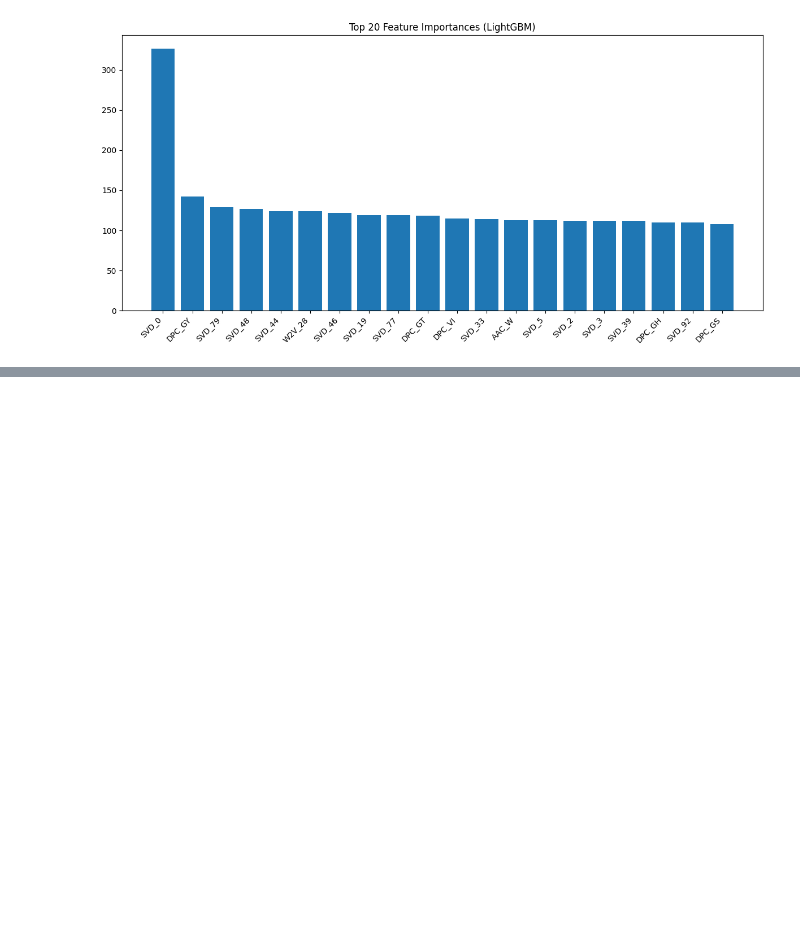
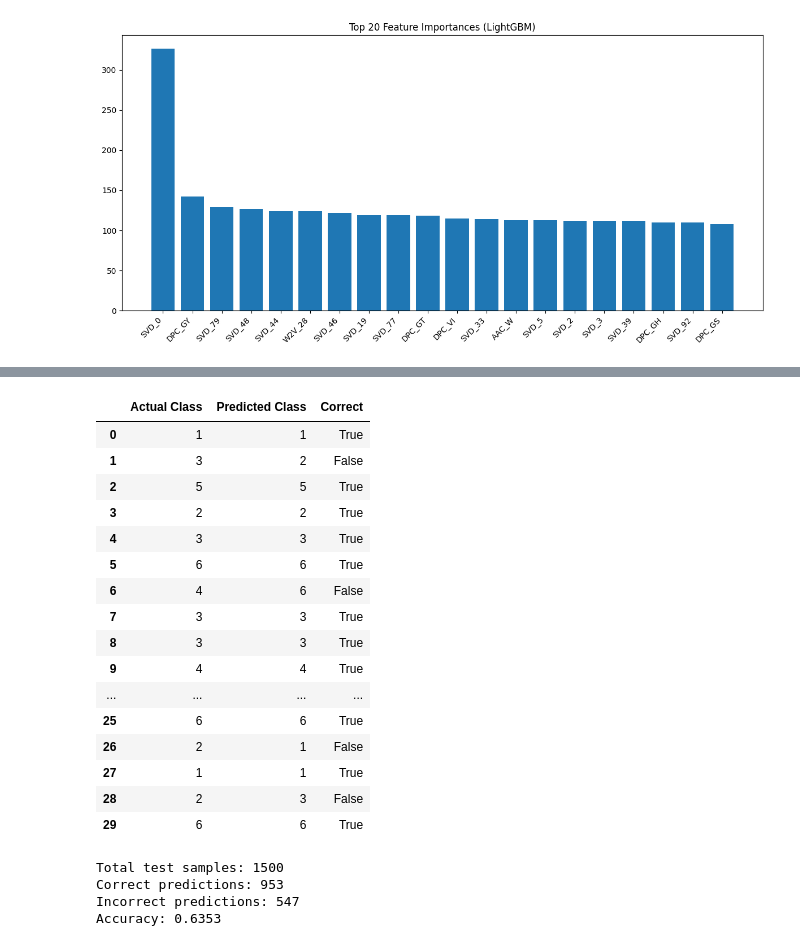
Before and after one commit to NETSADOM/Enzyme-Function-Classification-from-Protein-Sequence-, a Jupyter notebook: Enzyme_Function_Classification_from_Protein_Sequence.ipynb, the cells around one changed output, grey strips where cells are left out. Drawn from its saved outputs; the diff is of its cells as text; code cells hidden in the pictures; blank space fills up the shorter version.

```diff
--- a/Enzyme_Function_Classification_from_Protein_Sequence.ipynb
+++ b/Enzyme_Function_Classification_from_Protein_Sequence.ipynb
@@ -622,3 +653,47 @@ SHAP explanation skipped or failed: The shape of the shap_values matrix does not
+# %%
+
+
+prediction_check = pd.DataFrame({
+    "Actual Class": label_encoder.inverse_transform(y_test),
+    "Predicted Class": label_encoder.inverse_transform(y_test_pred)
+})
+
+prediction_check["Correct"] = (
+    prediction_check["Actual Class"] ==
+    prediction_check["Predicted Class"]
+)
+
+display(prediction_check.head(30))
+
+correct = prediction_check["Correct"].sum()
+incorrect = len(prediction_check) - correct
+
+print(f"Total test samples: {len(prediction_check)}")
+print(f"Correct predictions: {correct}")
+print(f"Incorrect predictions: {incorrect}")
+print(f"Accuracy: {correct / len(prediction_check):.4f}")
+# %% [output]
+|  | Actual Class | Predicted Class | Correct |
+| 0 | 1 | 1 | True |
+| 1 | 3 | 2 | False |
+| 2 | 5 | 5 | True |
+| 3 | 2 | 2 | True |
+| 4 | 3 | 3 | True |
+| 5 | 6 | 6 | True |
+| 6 | 4 | 6 | False |
+| 7 | 3 | 3 | True |
+| 8 | 3 | 3 | True |
+| 9 | 4 | 4 | True |
+| ... | ... | ... | ... |
+| 25 | 6 | 6 | True |
+| 26 | 2 | 1 | False |
+| 27 | 1 | 1 | True |
+| 28 | 2 | 3 | False |
+| 29 | 6 | 6 | True |
+Total test samples: 1500
+Correct predictions: 953
+Incorrect predictions: 547
+Accuracy: 0.6353
 # %%
 from IPython.display import display, Markdown
 import pandas as pd
```
Also changed, not shown: parts of 2 cells of this notebook.
